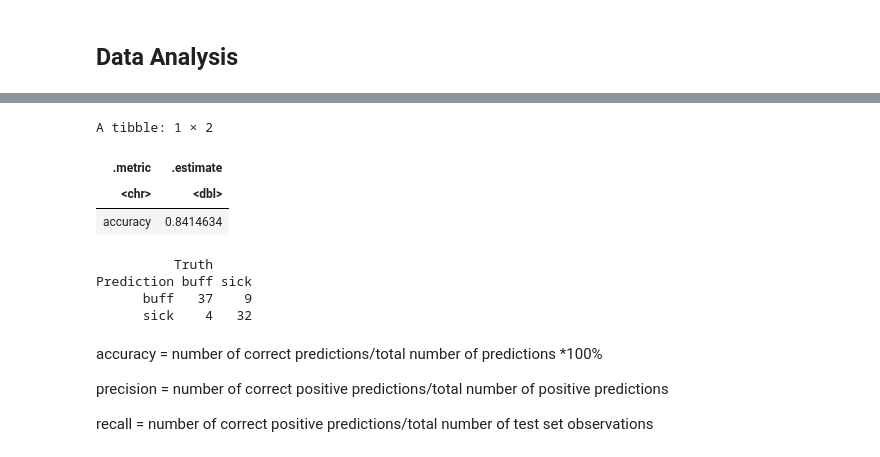
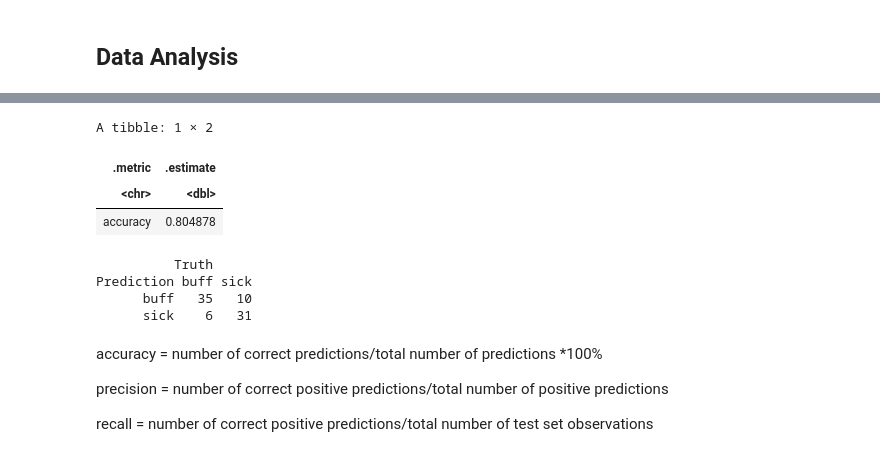
Before and after one commit to JennWan/Group_Project, a Jupyter notebook: newcleveland_2.ipynb, the cells around one changed output, grey strips where cells are left out. Saved outputs shown, nothing was run; the diff lists cells and outputs as text; code cells hidden in the pictures.

Commit message:
data analysis with manual std vals

```diff
--- a/newcleveland_2.ipynb
+++ b/newcleveland_2.ipynb
@@ -535,7 +535,6 @@ To conclude, within the previous tables and plots there does not seem to be any
 ## Data Analysis
 # %%
 print("Data Analysis Table 1: Training Cleveland Data Set")
-cleveland_train <- cleveland_train |> select(cp, chol, trestbps, thalach, exang, thal, num)
 cleveland_train
 # %% [output]
 [1] "Data Analysis Table 1: Training Cleveland Data Set"
@@ -552,4 +550,0 @@ A tibble: 240 × 7
-# %%
-print("Data Analysis Table 2: Testing Cleveland Data Set")
-cleveland_test <- cleveland_test |> select(cp, chol, trestbps, thalach, exang, thal, num)
-cleveland_test
@@ -568,12 +551,12 @@ A tibble: 82 × 7
 # %%
-set.seed(1234)
+set.seed(2000)
 
 # find the best k neighbour value to use with V-fold cross validation
-cleveland_vfold <- vfold_cv(cleveland_train, v = 7, strata = num)
+cleveland_vfold <- vfold_cv(cleveland_train, v = 5, strata = num)
 
 cleveland_recipe <- recipe(num ~ ., data = cleveland_train) |>
-    step_scale(sd_trestbps, sd_chol, sd_thalach) |>
-    step_center(sd_trestbps, sd_chol, sd_thalach) |>
+    # step_scale(sd_trestbps, sd_chol, sd_thalach) |>
+    # step_center(sd_trestbps, sd_chol, sd_thalach) |>
     step_upsample(num, over_ratio = 1, skip = T) |>
     prep()
 
@@ -581,7 +564,7 @@ cleveland_spec <- nearest_neighbor(weight_func = "rectangular", neighbors = tune
             set_engine("kknn") |>
             set_mode("classification")
 
-gridvals = tibble(neighbors = seq(from = 1, to = 80, by = 5))
+gridvals = tibble(neighbors = seq(from = 1, to = 100, by = 5))
 
 cleveland_results <- workflow() |>
             add_recipe(cleveland_recipe) |>
@@ -592,6 +575,13 @@ cleveland_results <- workflow() |>
             arrange(desc(mean))
 cleveland_results
 
+# cleveland_std_err <- cleveland_results |>
+#                     group_by(std_err) |>
+#                     summarize(max_std_err = max(std_err)) |>
+#                     arrange(desc(max_std_err)) |>
+#                     head(1)
+# cleveland_std_err
+
 # plot k values against their respective accuracies and choose optimal k value
 cross_val_plot <- cleveland_results |>
     ggplot(aes(x = neighbors, y = mean)) +
@@ -615,37 +605,37 @@ A tibble: 16 × 7
 # %%
 set.seed(2000)
 
 # compare the accuracy of predictions to the true values in the test set
-cleveland_best_spec <- nearest_neighbor(weight_func = "rectangular", neighbors = 6) |>
+cleveland_best_spec <- nearest_neighbor(weight_func = "rectangular", neighbors = 11) |>
     set_engine("kknn") |>
     set_mode("classification")
 
 cleveland_fit <- workflow() |>
   add_recipe(cleveland_recipe) |>
   add_model(cleveland_best_spec) |>
   fit(data = cleveland_train)
 
 cleveland_predictions <- predict(cleveland_fit, cleveland_test) |>
     bind_cols(cleveland_test)
 
 cleveland_acc <- cleveland_predictions |>
     metrics(truth = num, estimate = .pred_class) |>
     select(.metric, .estimate) |>
     head(1)
 cleveland_acc
 
 cleveland_cm <- cleveland_predictions |>
     conf_mat(truth = num, estimate = .pred_class)
 cleveland_cm
 # %% [output]
 A tibble: 1 × 2
 | .metric | .estimate |
 | <chr> | <dbl> |
-| accuracy | 0.8414634 |
+| accuracy | 0.804878 |
           Truth
 Prediction buff sick
-      buff   37    9
-      sick    4   32
+      buff   35   10
+      sick    6   31
 # %% [markdown]
 accuracy = number of correct predictions/total number of predictions *100%
 
```
Also changed, not shown: parts of 12 cells of this notebook.
